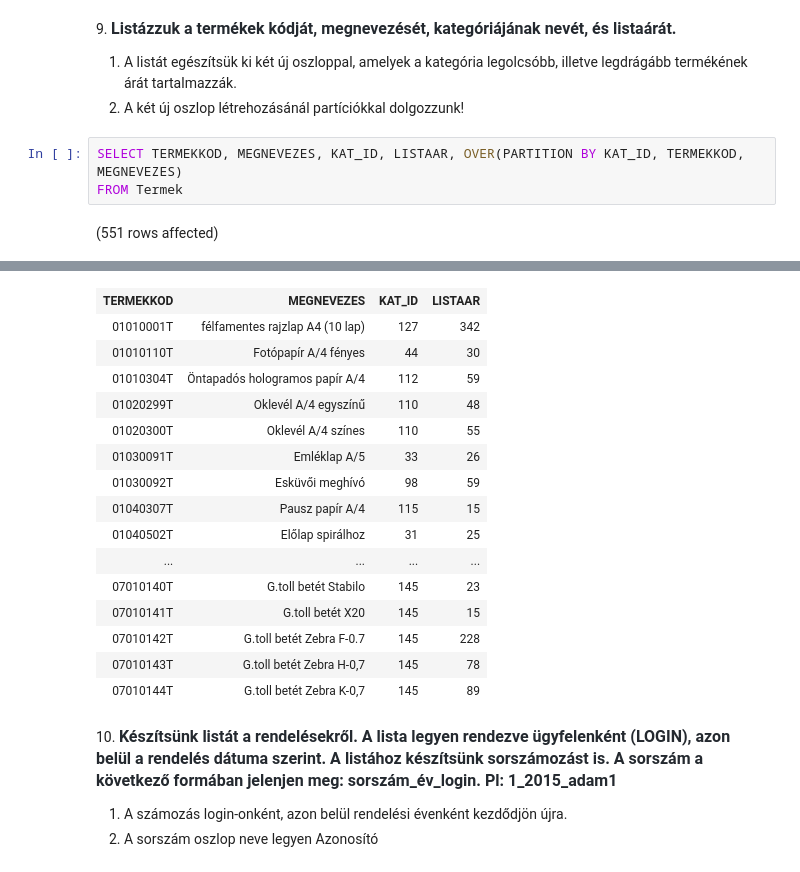
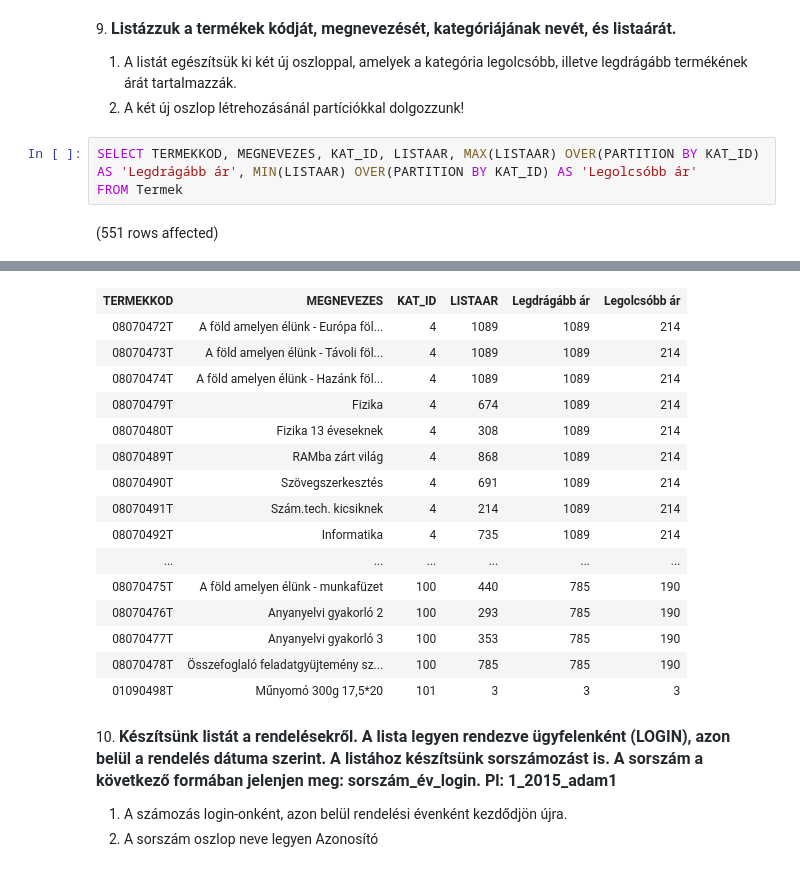
Before and after one commit to richardhestencz/Adatbazisok, a Jupyter notebook: gyakorlat05_feladatok.ipynb, the cells around one changed output, grey strips where cells are left out. Cells and saved outputs as stored; diff of their text form.

Commit message:
utso feladat jav

```diff
--- a/gyakorlat05_feladatok.ipynb
+++ b/gyakorlat05_feladatok.ipynb
@@ -158,7 +158,7 @@ Total execution time: 00:00:00.865
 1. A listát egészítsük ki két új oszloppal, amelyek a kategória legolcsóbb, illetve legdrágább termékének árát tartalmazzák.
 2. A két új oszlop létrehozásánál partíciókkal dolgozzunk!
 # %%
-SELECT TERMEKKOD, MEGNEVEZES, KAT_ID, LISTAAR, OVER(PARTITION BY KAT_ID, TERMEKKOD, MEGNEVEZES)
+SELECT TERMEKKOD, MEGNEVEZES, KAT_ID, LISTAAR, MAX(LISTAAR) OVER(PARTITION BY KAT_ID) AS 'Legdrágább ár', MIN(LISTAAR) OVER(PARTITION BY KAT_ID) AS 'Legolcsóbb ár'
 FROM Termek
 # %% [output]
 (551 rows affected)
@@ -166,19 +166,19 @@ Total execution time: 00:00:00.010
-| TERMEKKOD | MEGNEVEZES | KAT_ID | LISTAAR |
-| 01010001T | félfamentes rajzlap A4 (10 lap) | 127 | 342 |
-| 01010110T | Fotópapír A/4 fényes | 44 | 30 |
-| 01010304T | Öntapadós hologramos papír A/4 | 112 | 59 |
-| 01020299T | Oklevél A/4 egyszínű | 110 | 48 |
-| 01020300T | Oklevél A/4 színes | 110 | 55 |
-| 01030091T | Emléklap A/5 | 33 | 26 |
-| 01030092T | Esküvői meghívó | 98 | 59 |
-| 01040307T | Pausz papír A/4 | 115 | 15 |
-| 01040502T | Előlap spirálhoz | 31 | 25 |
-| ... | ... | ... | ... |
-| 07010140T | G.toll betét Stabilo | 145 | 23 |
-| 07010141T | G.toll betét X20 | 145 | 15 |
-| 07010142T | G.toll betét Zebra F-0.7 | 145 | 228 |
-| 07010143T | G.toll betét Zebra H-0,7 | 145 | 78 |
-| 07010144T | G.toll betét Zebra K-0,7 | 145 | 89 |
+| TERMEKKOD | MEGNEVEZES | KAT_ID | LISTAAR | Legdrágább ár | Legolcsóbb ár |
+| 08070472T | A föld amelyen élünk - Európa föl... | 4 | 1089 | 1089 | 214 |
+| 08070473T | A föld amelyen élünk - Távoli föl... | 4 | 1089 | 1089 | 214 |
+| 08070474T | A föld amelyen élünk - Hazánk föl... | 4 | 1089 | 1089 | 214 |
+| 08070479T | Fizika | 4 | 674 | 1089 | 214 |
+| 08070480T | Fizika 13 éveseknek | 4 | 308 | 1089 | 214 |
+| 08070489T | RAMba zárt világ | 4 | 868 | 1089 | 214 |
+| 08070490T | Szövegszerkesztés | 4 | 691 | 1089 | 214 |
+| 08070491T | Szám.tech. kicsiknek | 4 | 214 | 1089 | 214 |
+| 08070492T | Informatika | 4 | 735 | 1089 | 214 |
+| ... | ... | ... | ... | ... | ... |
+| 08070475T | A föld amelyen élünk - munkafüzet | 100 | 440 | 785 | 190 |
+| 08070476T | Anyanyelvi gyakorló 2 | 100 | 293 | 785 | 190 |
+| 08070477T | Anyanyelvi gyakorló 3 | 100 | 353 | 785 | 190 |
+| 08070478T | Összefoglaló feladatgyüjtemény sz... | 100 | 785 | 785 | 190 |
+| 01090498T | Műnyomó 300g 17,5*20 | 101 | 3 | 3 | 3 |
 # %% [markdown]
 10. <span style="font-weight: 600; color: rgb(36, 41, 47); font-family: -apple-system, BlinkMacSystemFont, &quot;Segoe UI&quot;, Helvetica, Arial, sans-serif, &quot;Apple Color Emoji&quot;, &quot;Segoe UI Emoji&quot;; font-size: 16px;">Készítsünk listát a rendelésekről. A lista legyen rendezve ügyfelenként (LOGIN), azon belül a rendelés dátuma szerint. A listához készítsünk sorszámozást is. A sorszám a következő formában jelenjen meg: sorszám_év_login. Pl: 1_2015_adam1</span>
 
```
Also changed, not shown: parts of 1 cell of this notebook.
